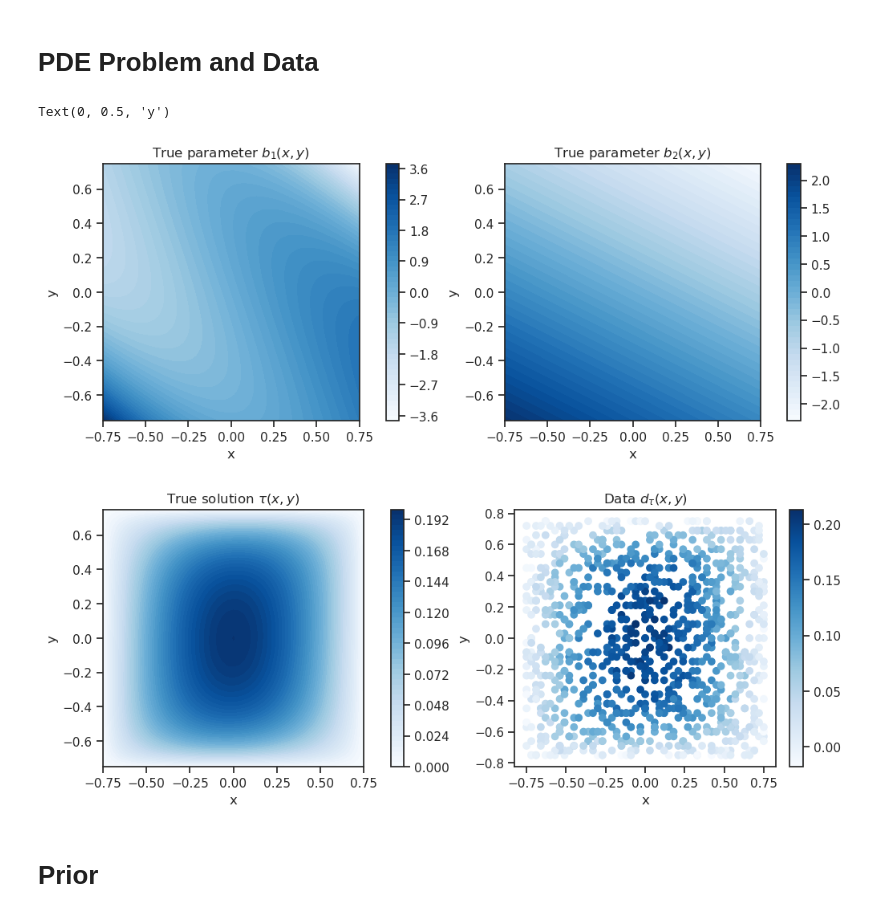
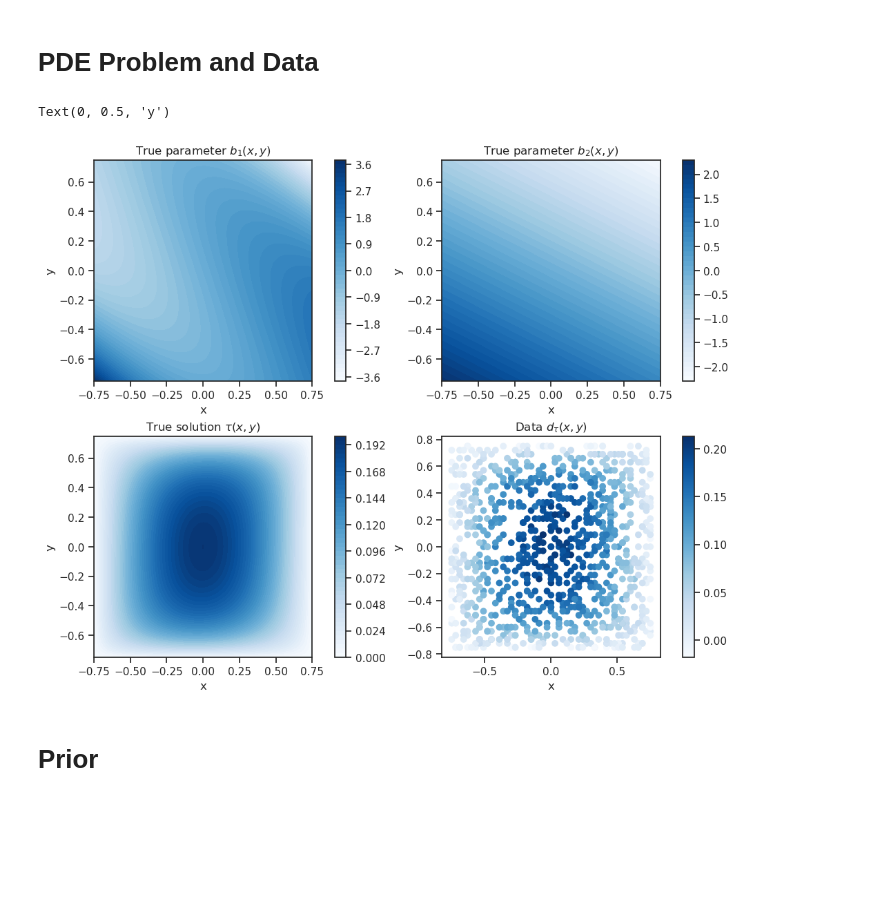
Before and after one commit to maximilian-kruse/SPIN, a Jupyter notebook: examples/2D_drift_mfpt.ipynb, the cells around one changed output. Cells and saved outputs as stored; diff of their text form; code cells hidden in the pictures; blank space fills up the shorter version.

```diff
--- a/examples/2D_drift_mfpt.ipynb
+++ b/examples/2D_drift_mfpt.ipynb
@@ -47,53 +52,57 @@ data_values = data_values + noise
 # %%
-fig, axs = plt.subplots(nrows=1, ncols=2, figsize=(10, 4), layout="constrained")
-contour_plot = axs[0].tricontourf(
+# Plot ground truth with data
+fig, axs = plt.subplots(nrows=2, ncols=2, figsize=(10, 8), layout="constrained")
+
+# Drift component 1
+contour_plot = axs[0, 0].tricontourf(
     parameter_coordinates[:, 0],
     parameter_coordinates[:, 1],
     true_parameter[0, :],
     levels=50,
     cmap="Blues",
 )
 fig.colorbar(contour_plot)
-axs[0].set_title(r"True parameter $b_1(x, y)$")
-axs[0].set_xlabel("x")
-axs[0].set_ylabel("y")
+axs[0, 0].set_title(r"True parameter $b_1(x, y)$")
+axs[0, 0].set_xlabel("x")
+axs[0, 0].set_ylabel("y")
 
-contour_plot = axs[1].tricontourf(
+# Drift component 2
+contour_plot = axs[0, 1].tricontourf(
     parameter_coordinates[:, 0],
     parameter_coordinates[:, 1],
     true_parameter[1, :],
     levels=50,
     cmap="Blues",
 )
 fig.colorbar(contour_plot)
-axs[1].set_title(r"True parameter $b_2(x, y)$")
-axs[1].set_xlabel("x")
-axs[1].set_ylabel("y")
+axs[0, 1].set_title(r"True parameter $b_2(x, y)$")
+axs[0, 1].set_xlabel("x")
+axs[0, 1].set_ylabel("y")
 
-fig, axs = plt.subplots(nrows=1, ncols=2, figsize=(10, 4), layout="constrained")
-contour_plot = axs[0].tricontourf(
+# True solution
+contour_plot = axs[1, 0].tricontourf(
     solution_coordinates[:, 0],
     solution_coordinates[:, 1],
     true_solution,
     levels=50,
     cmap="Blues",
 )
 fig.colorbar(contour_plot)
-axs[0].set_title(r"True solution $\tau(x, y)$")
-axs[0].set_xlabel("x")
-axs[0].set_ylabel("y")
+axs[1, 0].set_title(r"True solution $\tau(x, y)$")
+axs[1, 0].set_xlabel("x")
+axs[1, 0].set_ylabel("y")
 
-scatter_plot = axs[1].scatter(
+# Data points
+scatter_plot = axs[1, 1].scatter(
     data_locations[:, 0], data_locations[:, 1], c=data_values, cmap="Blues"
 )
 fig.colorbar(scatter_plot)
-axs[1].set_title(r"Data $d_\tau(x, y)$")
-axs[1].set_xlabel("x")
-axs[1].set_ylabel("y")
+axs[1, 1].set_title(r"Data $d_\tau(x, y)$")
+axs[1, 1].set_xlabel("x")
+axs[1, 1].set_ylabel("y")
 # %% [output]
 Text(0, 0.5, 'y')
-[figure, old version]
+[figure, new version]
-[figure, removed]
 # %% [markdown]
 # Prior
 # %%
```
Also changed, not shown: parts of 12 cells of this notebook, 2 other files.
